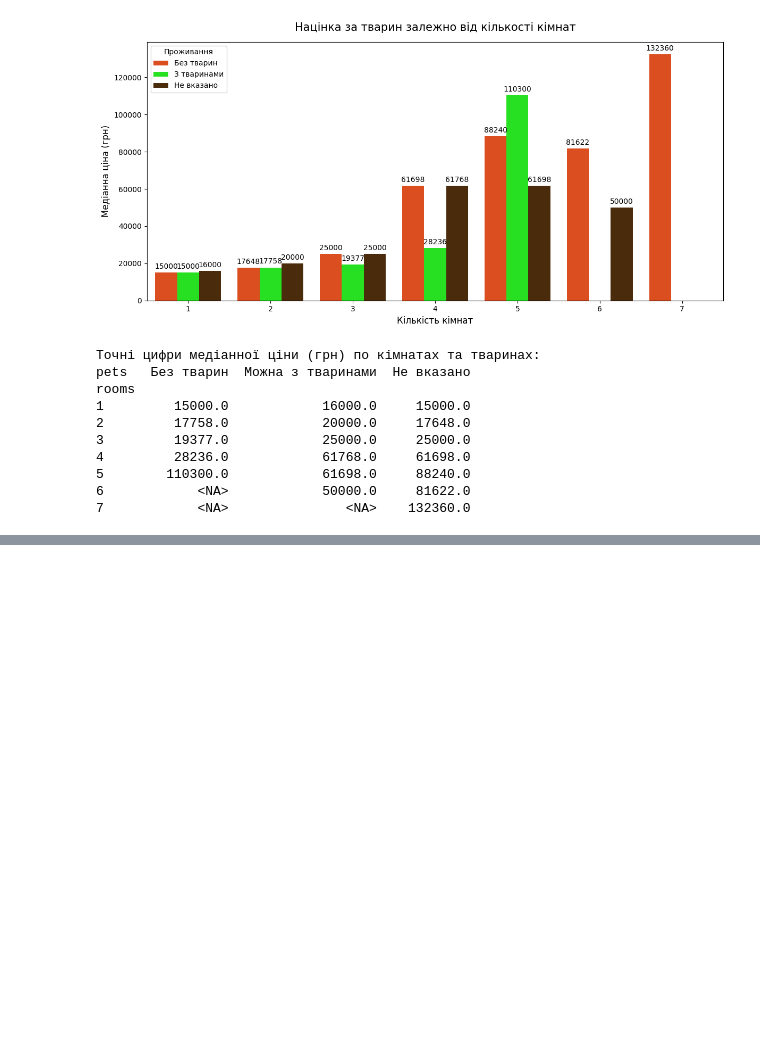
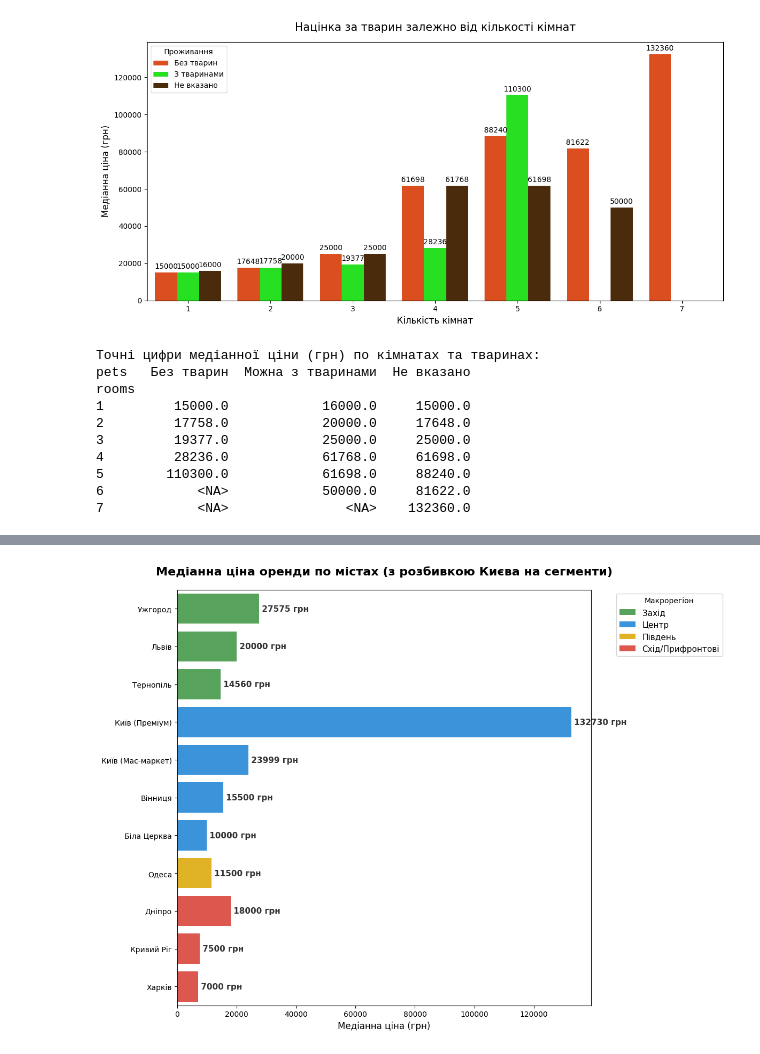
Before and after one commit to kon7drat-illia/Residential-Rental-Market-Analysis, a Jupyter notebook: notebook.ipynb, the cells around one changed output, grey strips where cells are left out. Drawn from its saved outputs; the diff is of its cells as text; code cells hidden in the pictures; blank space fills up the shorter version.

```diff
--- a/notebook.ipynb
+++ b/notebook.ipynb
@@ -1176,0 +1314,92 @@ rooms
+# %%
+# 1. Робимо копію датасету, щоб не зіпсувати оригінал
+df_plot = cl_df.copy()
+
+# Створюємо нову колонку для відображення міст
+df_plot['city_split'] = df_plot['city_name']
+
+# 2. РОЗДІЛЯЄМО КИЇВ НА ДВА СЕГМЕНТИ
+# Поріг преміуму ставимо на 70 000 грн (можеш змінити на 50 000 або 100 000 за бажанням)
+premium_threshold = 100000
+
+# Мас-маркет
+df_plot.loc[(df_plot['city_name'] == 'Київ') & (df_plot['price_UAH'] <= premium_threshold), 'city_split'] = 'Київ (Мас-маркет)'
+# Преміум
+df_plot.loc[(df_plot['city_name'] == 'Київ') & (df_plot['price_UAH'] > premium_threshold), 'city_split'] = 'Київ (Преміум)'
+
+# 3. Оновлений словник груп міст (Київ тепер у двох варіантах)
+city_groups = {
+    'Львів': 'Захід',
+    'Ужгород': 'Захід',
+    'Тернопіль': 'Захід',
+
+    'Київ (Преміум)': 'Центр',
+    'Київ (Мас-маркет)': 'Центр',
+    'Вінниця': 'Центр',
+    'Біла Церква': 'Центр',
+
+    'Одеса': 'Південь',
+
+    'Харків': 'Схід/Прифронтові',
+    'Дніпро': 'Схід/Прифронтові',
+    'Кривий Ріг': 'Схід/Прифронтові'
+}
+
+# 4. Фільтруємо і додаємо регіони
+df_regions = df_plot[df_plot['city_split'].isin(city_groups.keys())].copy()
+df_regions['macro_region'] = df_regions['city_split'].map(city_groups)
+
+# 5. Рахуємо медіани і сортуємо
+median_prices = df_regions.groupby(['macro_region', 'city_split'])['price_UAH'].median().reset_index()
+
+region_order = ['Захід', 'Центр', 'Південь', 'Схід/Прифронтові']
+median_prices['macro_region'] = pd.Categorical(median_prices['macro_region'], categories=region_order, ordered=True)
+
+# Сортуємо: спочатку за регіоном, потім за ціною за спаданням
+sorted_cities = median_prices.sort_values(['macro_region', 'price_UAH'], ascending=[True, False])['city_split'].tolist()
+
+# 6. Будуємо графік
+plt.figure(figsize=(12, 9)) # Зробив трохи вищим, бо додалося ще одне "місто"
+
+region_colors = {
+    'Захід': '#4CAF50',
+    'Центр': '#2196F3',
+    'Південь': '#FFC107',
+    'Схід/Прифронтові': '#F44336'
+}
+
+ax = sns.barplot(
+    data=df_regions,
+    y='city_split',
+    x='price_UAH',
+    hue='macro_region',
+    estimator=np.median,
+    errorbar=None,
+    order=sorted_cities,
+    hue_order=region_order,
+    dodge=False,
+    palette=region_colors
+)
+
+plt.title('Медіанна ціна оренди по містах (з розбивкою Києва на сегменти)', fontsize=16, pad=20, fontweight='bold')
+plt.xlabel('Медіанна ціна (грн)', fontsize=12)
+plt.ylabel('', fontsize=12)
+
+plt.legend(title='Макрорегіон', bbox_to_anchor=(1.05, 1), loc='upper left', fontsize=11)
+
+# Додаємо цифри на стовпчики
+for p in ax.patches:
+    width = p.get_width()
+    if width > 0:
+        ax.annotate(f" {int(width)} грн",
+                    (width, p.get_y() + p.get_height() / 2.),
+                    ha='left', va='center', fontsize=11, fontweight='bold', color='#333333')
+
+plt.tight_layout()
+plt.show()
+
+# Текстовий вивід
+print("\nМедіанні ціни (з урахуванням розділення Києва):")
+print(median_prices.sort_values(['macro_region', 'price_UAH'], ascending=[True, False]).to_string(index=False))
+# %% [output]
+[figure, added]
```
Also changed, not shown: parts of 42 cells of this notebook, 1 other file.
